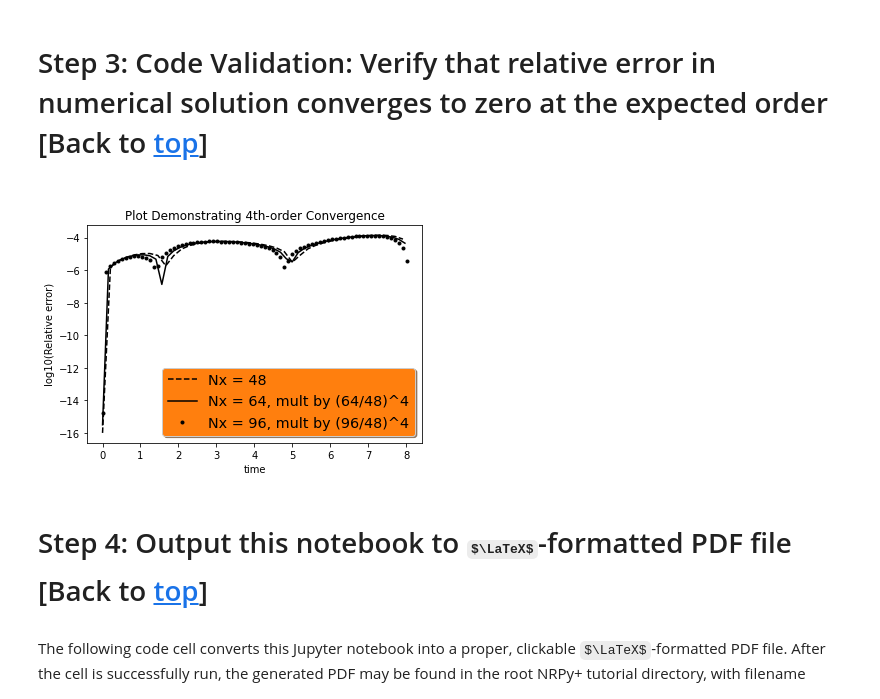
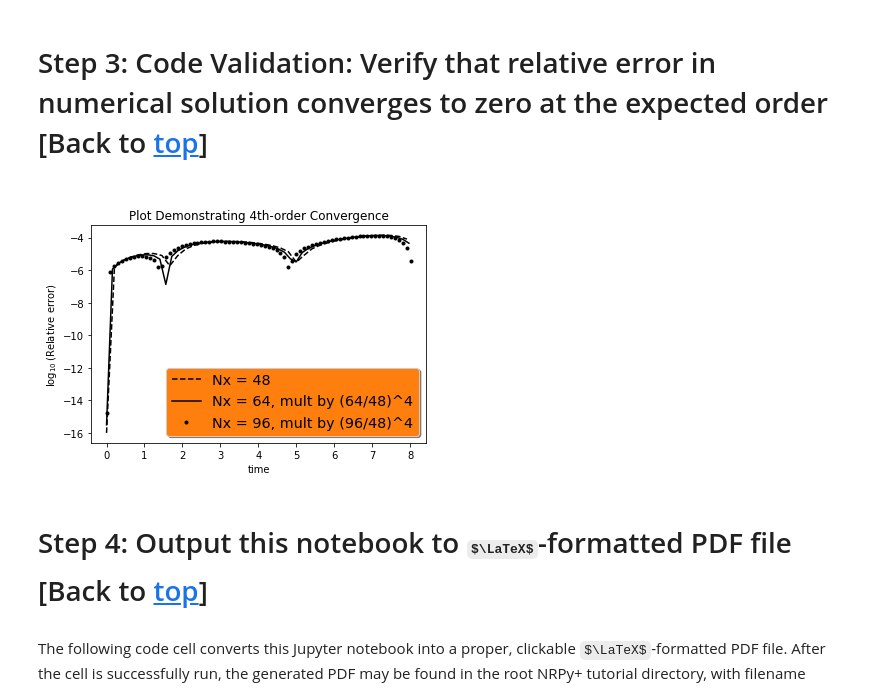
Before and after one commit to stevenrbrandt/nrpytutorial, a Jupyter notebook: Tutorial-Start_to_Finish-ScalarWave_new_way.ipynb, the cells around one changed output. Cells and saved outputs as stored; diff of their text form; code cells hidden in the pictures; some formulas as TeX source.

```diff
--- a/Tutorial-Start_to_Finish-ScalarWave_new_way.ipynb
+++ b/Tutorial-Start_to_Finish-ScalarWave_new_way.ipynb
@@ -347,14 +330,14 @@ Here we output `free_parameters.h`, which sets initial data parameters, as well
 domain_size_str=str(domain_size)
 # Step 3.d: Set free_parameters.h
 with open(os.path.join(Ccodesrootdir,"free_parameters.h"),"w") as file:
-    file.write("""
+    file.write(r"""
 // Set free-parameter values.
 
 // Set free-parameter values for the initial data.
 params.time = 0.0; params.wavespeed = 1.0;
 //params.kk0 = 1.0; params.kk1 = 1.0; params.kk2 = 1.0;
 
-const REAL domain_size    = """+str(domain_size)+""";
+const REAL domain_size    = """+str(domain_size)+r""";
 
 // Override parameter defaults with values based on command line arguments and NGHOSTS.
 const int Nx0x1x2 = atoi(argv[1]);
@@ -367,7 +350,7 @@ params.Nxx_plus_2NGHOSTS2 = params.Nxx2 + 2*NGHOSTS;
 // Step 0d: Set up space and time coordinates
 // Step 0d.i: Declare \Delta x^i=dxx{0,1,2} and invdxx{0,1,2}, as well as xxmin[3] and xxmax[3]:
 const REAL xxmin[3] = {-"""+domain_size_str+""",-"""+domain_size_str+""",-"""+domain_size_str+""" };
-const REAL xxmax[3] = {+"""+domain_size_str+""",+"""+domain_size_str+""",+"""+domain_size_str+""" };
+const REAL xxmax[3] = {+"""+domain_size_str+""",+"""+domain_size_str+""",+"""+domain_size_str+r""" };
 
 params.dxx0 = (xxmax[0] - xxmin[0]) / ((REAL)params.Nxx0);
 params.dxx1 = (xxmax[1] - xxmin[1]) / ((REAL)params.Nxx1);
@@ -375,7 +358,7 @@ params.dxx2 = (xxmax[2] - xxmin[2]) / ((REAL)params.Nxx2);
 params.invdx0 = 1.0 / params.dxx0;
 params.invdx1 = 1.0 / params.dxx1;
 params.invdx2 = 1.0 / params.dxx2;
-\n""")
+""")
 # %% [markdown]
 <a id='mainc'></a>
 
@@ -574,35 +558,35 @@ def file_reader(filename):
             data1.append(float(data[1][i]))
         return data0,data1
 
 first_col48,second_col48 = file_reader(os.path.join(outdir,"out48.txt"))
 first_col64,second_col64 = file_reader(os.path.join(outdir,"out64.txt"))
 first_col96,second_col96 = file_reader(os.path.join(outdir,"out96.txt"))
 
 for i in range(len(second_col64)):
     # data64 = data48*(64/48)**4
     # -> log10(data64) = log10(data48) + 4*log(64/48)
     second_col64[i] += 4*mp.log10(64./48.)
 for i in range(len(second_col96)):
     # data96 = data48*(96/48)**4
     # -> log10(data96) = log10(data48) + 4*log(96/48)
     second_col96[i] += 4*mp.log10(96./48.)
 
 # https://matplotlib.org/gallery/text_labels_and_annotations/legend.html#sphx-glr-gallery-text-labels-and-annotations-legend-py
 fig, ax = plt.subplots()
 
 plt.title("Plot Demonstrating 4th-order Convergence")
 plt.xlabel("time")
-plt.ylabel("log10(Relative error)")
+plt.ylabel(r"$\log_{10}$(Relative error)")
 
 ax.plot(first_col48, second_col48, 'k--', label='Nx = 48')
 ax.plot(first_col64, second_col64, 'k-', label='Nx = 64, mult by (64/48)^4')
 ax.plot(first_col96, second_col96, 'k.', label='Nx = 96, mult by (96/48)^4')
 
 legend = ax.legend(loc='lower right', shadow=True, fontsize='x-large')
 legend.get_frame().set_facecolor('C1')
 plt.show()
 # %% [output]
-[figure, old version]
+[figure, new version]
 # %% [markdown]
 <a id='latex_pdf_output'></a>
 
```
Also changed, not shown: parts of 7 cells of this notebook, 2 other files.
